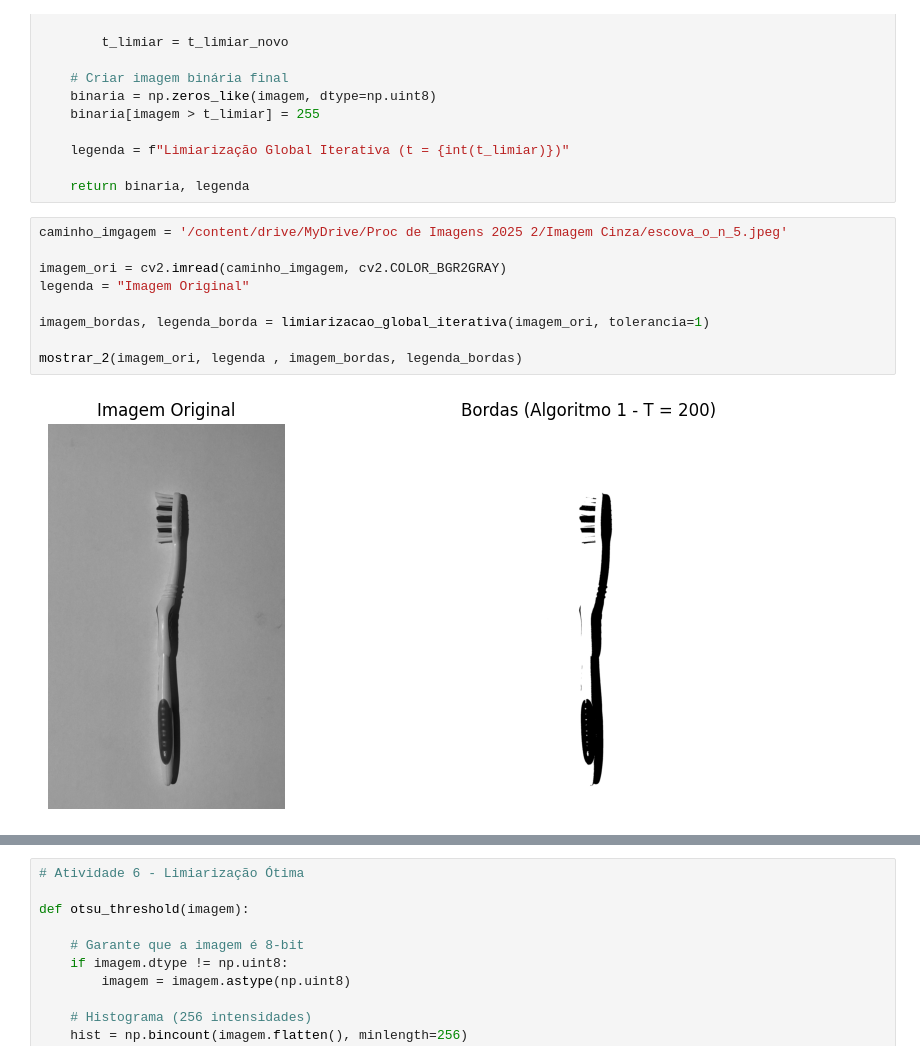
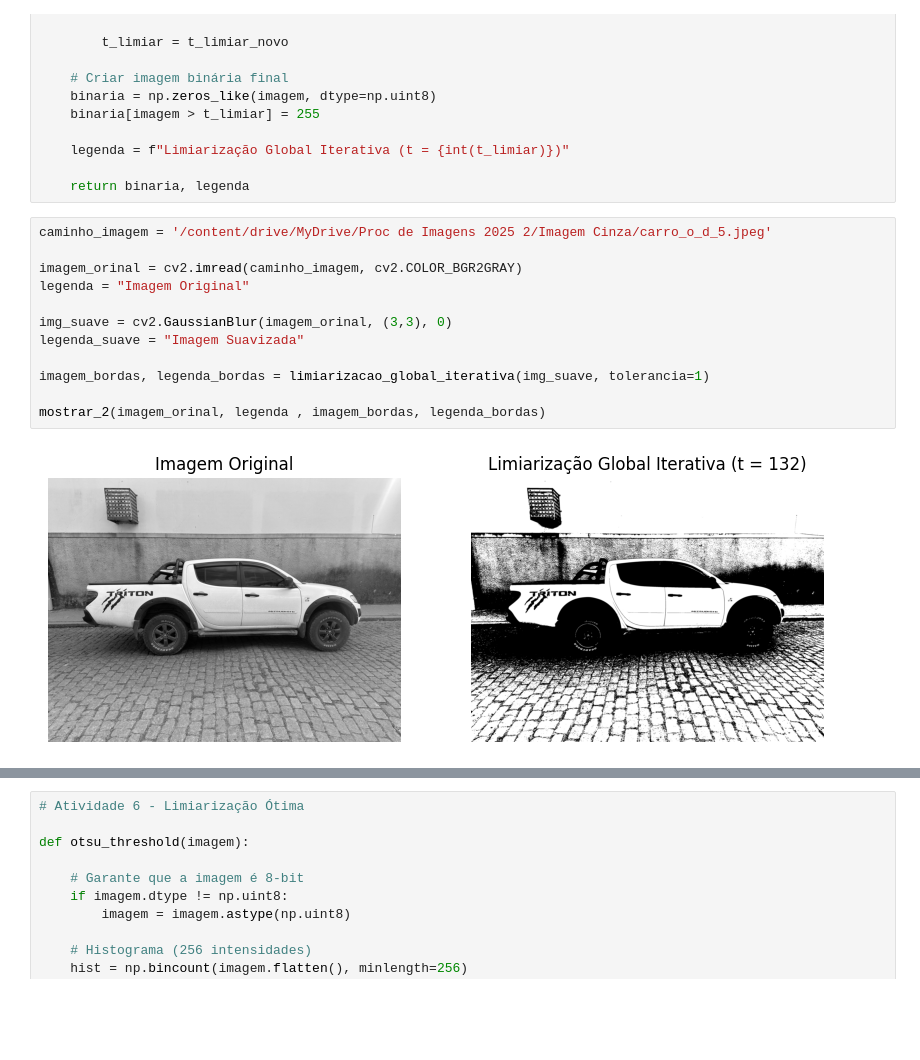
Before and after one commit to laerteluizf/Proc_Imagens_2025_2, a Jupyter notebook: proc_imagens_tarefa_final.ipynb, the cells around one changed output, grey strips where cells are left out. Drawn from its saved outputs; the diff is of its cells as text; blank space fills up the shorter version.

```diff
--- a/proc_imagens_tarefa_final.ipynb
+++ b/proc_imagens_tarefa_final.ipynb
@@ -320,13 +309,16 @@ def limiarizacao_global_iterativa(imagem, tolerancia=1):
 
     return binaria, legenda
 # %%
-caminho_imgagem = '/content/drive/MyDrive/Proc de Imagens 2025 2/Imagem Cinza/escova_o_n_5.jpeg'
+caminho_imagem = '/content/drive/MyDrive/Proc de Imagens 2025 2/Imagem Cinza/carro_o_d_5.jpeg'
 
-imagem_ori = cv2.imread(caminho_imgagem, cv2.COLOR_BGR2GRAY)
+imagem_orinal = cv2.imread(caminho_imagem, cv2.COLOR_BGR2GRAY)
 legenda = "Imagem Original"
 
-imagem_bordas, legenda_borda = limiarizacao_global_iterativa(imagem_ori, tolerancia=1)
+img_suave = cv2.GaussianBlur(imagem_orinal, (3,3), 0)
+legenda_suave = "Imagem Suavizada"
 
-mostrar_2(imagem_ori, legenda , imagem_bordas, legenda_bordas)
+imagem_bordas, legenda_bordas = limiarizacao_global_iterativa(img_suave, tolerancia=1)
+
+mostrar_2(imagem_orinal, legenda , imagem_bordas, legenda_bordas)
 # %% [output]
-[figure, old version]
+[figure, new version]
```
Also changed, not shown: parts of 20 cells of this notebook.
